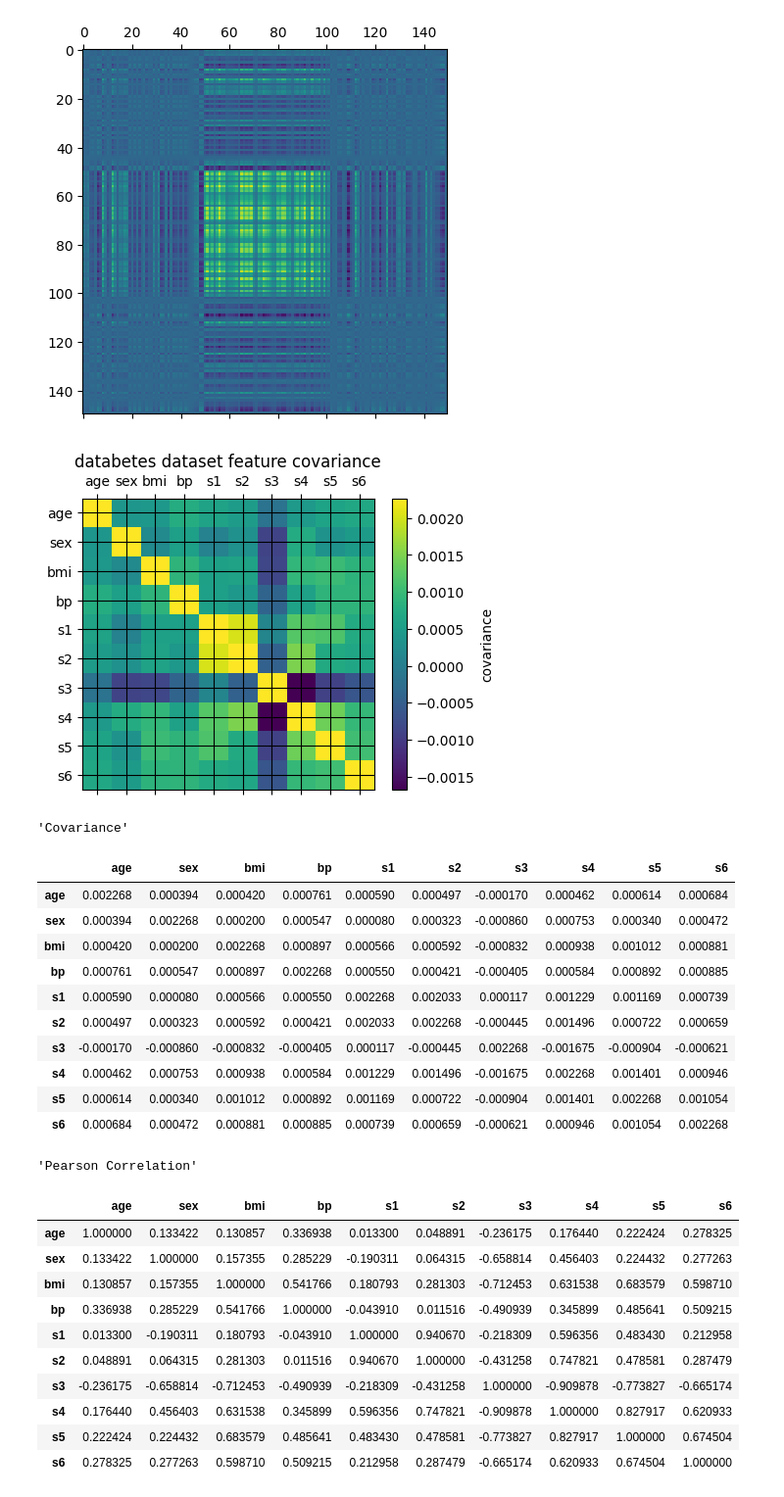
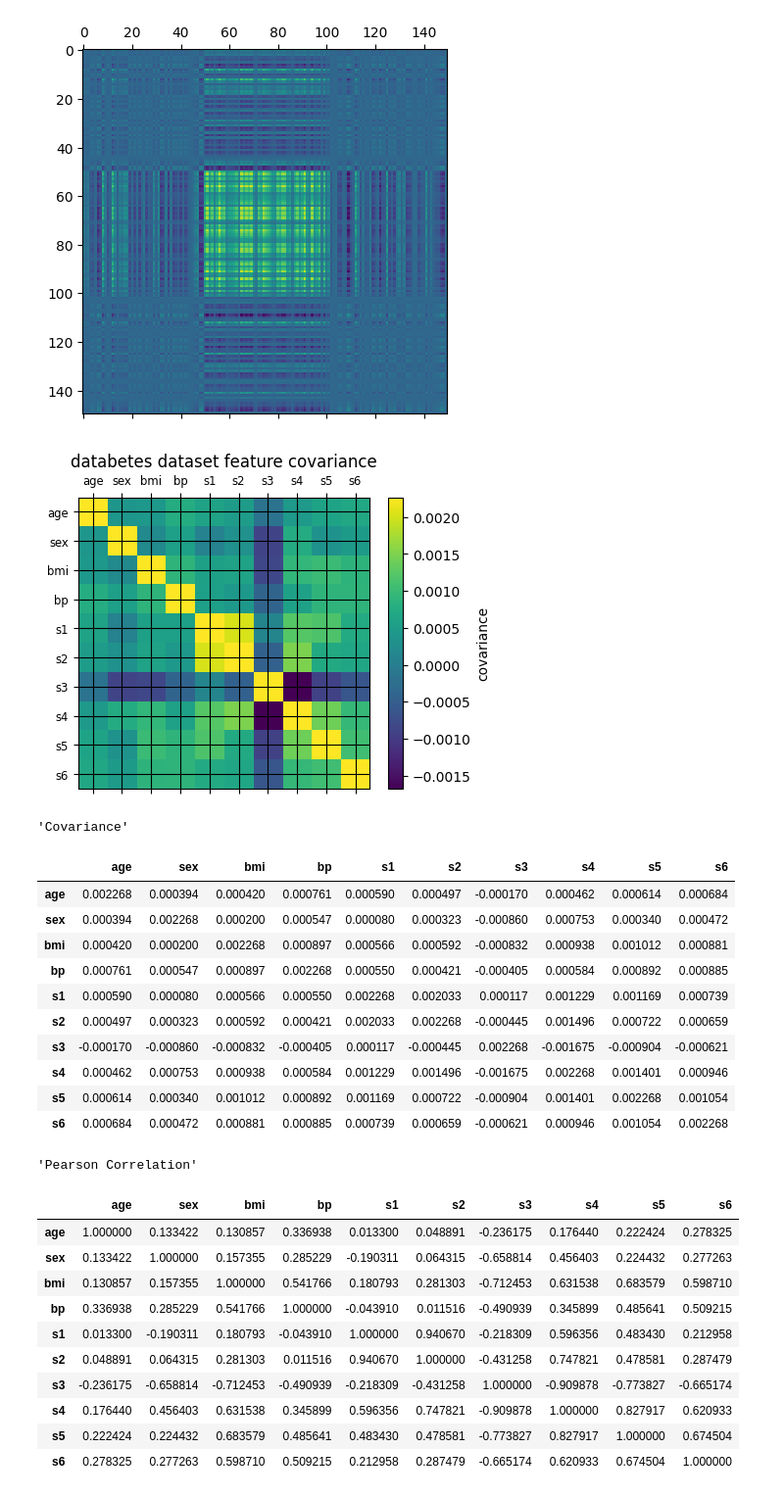
Before and after one commit to solarecho3/vectors, a Jupyter notebook: vectors.ipynb, the cells around one changed output. Shown at 98% size. Saved outputs shown, nothing was run; the diff lists cells and outputs as text; code cells hidden in the pictures.

```diff
--- a/vectors.ipynb
+++ b/vectors.ipynb
@@ -2079,26 +2080,26 @@ plt.show()
 # %%
 # using the sklearn diabetes dataset
 # note the similarities between
 # correlation and covariance
 
 from sklearn.datasets import load_diabetes
 data = load_diabetes()
 feature_names = data['feature_names']
 plt.close()
 df = pd.DataFrame(data['data']).cov()
 df.columns = feature_names
 df.index = feature_names
 img = plt.matshow(df)
 plt.title("databetes dataset feature covariance")
 cbar = plt.colorbar(img, shrink=0.8, label="covariance")
 plt.grid(color="black")
-plt.xticks(ticks=[i for i in range(10)], labels=feature_names)
-plt.yticks(ticks=[i for i in range(10)], labels=feature_names)
+plt.xticks(ticks=[i for i in range(10)], labels=feature_names, fontsize="small")
+plt.yticks(ticks=[i for i in range(10)], labels=feature_names, fontsize="small")
 plt.show()
 display("Covariance", df)
 display("Pearson Correlation", df.corr())
 # %% [output]
-[figure, old version]
+[figure, new version]
 'Covariance'
 |  | age | sex | bmi | bp | s1 | s2 | s3 | s4 | s5 | s6 |
 | age | 0.002268 | 0.000394 | 0.000420 | 0.000761 | 0.000590 | 0.000497 | -0.000170 | 0.000462 | 0.000614 | 0.000684 |
```
Also changed, not shown: parts of 2 cells of this notebook, 1 other file.
